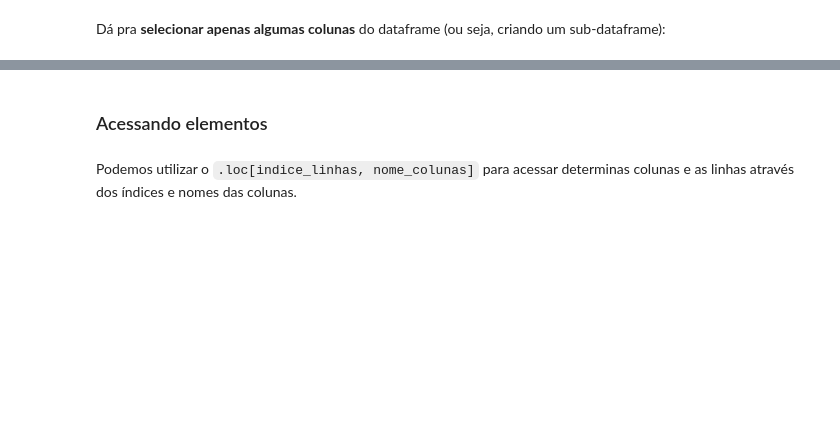
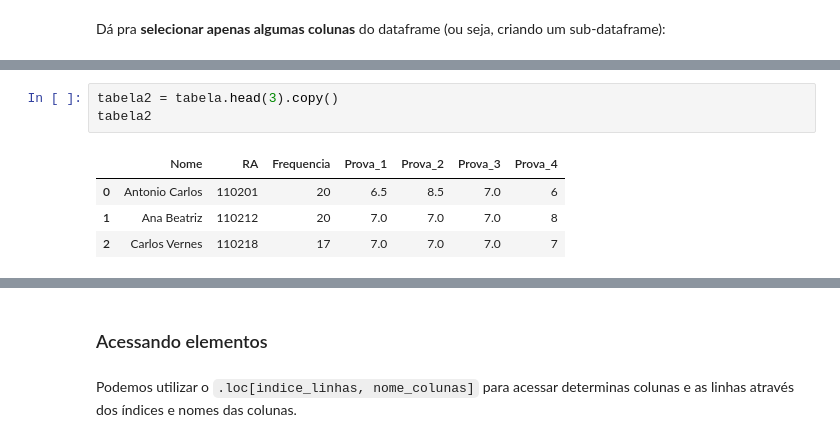
Before and after one commit to patriciacatandi/Lets_Code_Alunos, a Jupyter notebook: 02_Ferramentas_Programação/03_Pandas/Aula_3_-_Introdução.ipynb, the cells around one changed output, grey strips where cells are left out. Saved outputs shown, nothing was run; the diff lists cells and outputs as text; blank space fills up the shorter version.

```diff
--- a/02_Ferramentas_Programação/03_Pandas/Aula_3_-_Introdução.ipynb
+++ b/02_Ferramentas_Programação/03_Pandas/Aula_3_-_Introdução.ipynb
@@ -107,0 +216,8 @@ tabela[["Nome", "Prova_1"]]
+# %%
+tabela2 = tabela.head(3).copy()
+tabela2
+# %% [output]
+|  | Nome | RA | Frequencia | Prova_1 | Prova_2 | Prova_3 | Prova_4 |
+| 0 | Antonio Carlos | 110201 | 20 | 6.5 | 8.5 | 7.0 | 6 |
+| 1 | Ana Beatriz | 110212 | 20 | 7.0 | 7.0 | 7.0 | 8 |
+| 2 | Carlos Vernes | 110218 | 17 | 7.0 | 7.0 | 7.0 | 7 |
```
Also changed, not shown: parts of 31 cells of this notebook, 1 other file.
